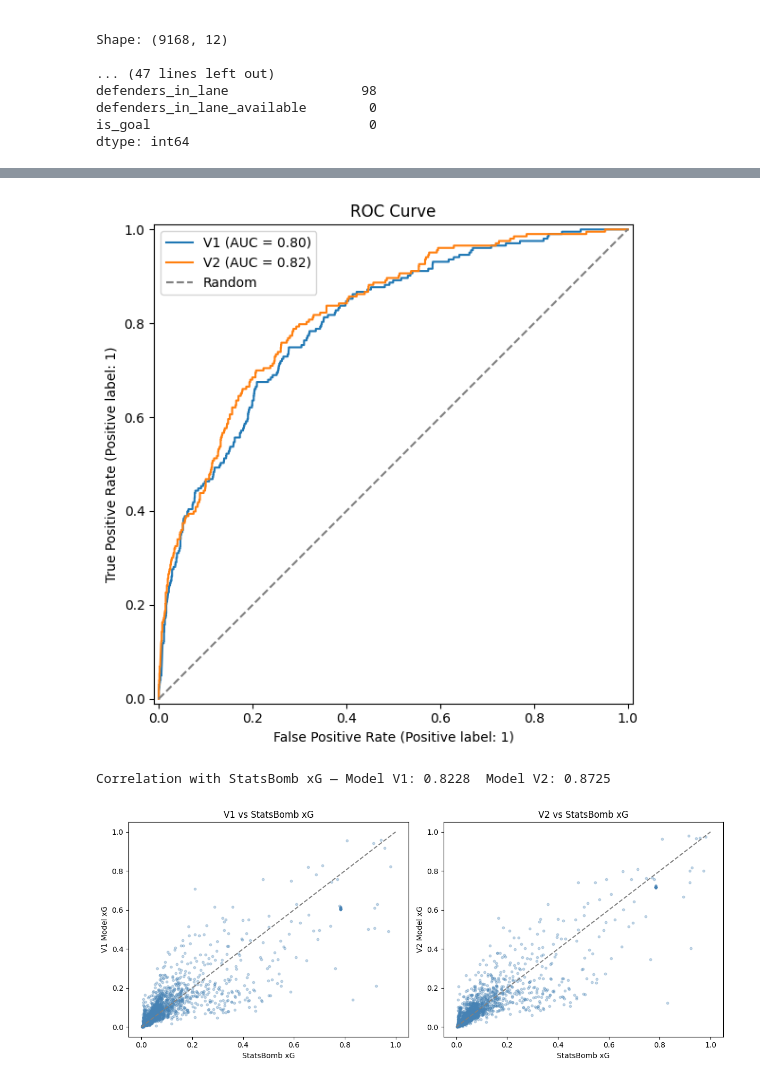
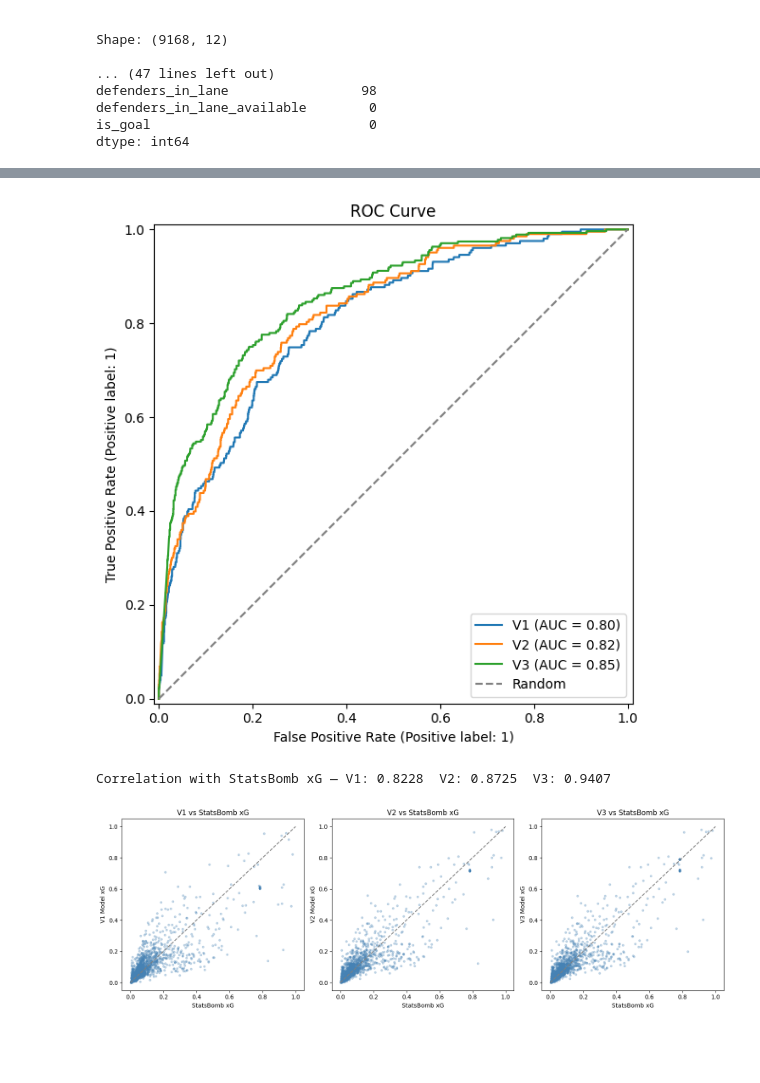
Before and after one commit to inatgomez/xg-model, a Jupyter notebook: model_training.ipynb, the cells around one changed output, grey strips where cells are left out. Drawn from its saved outputs; the diff is of its cells as text; code cells hidden in the pictures; blank space fills up the shorter version.

Commit message:
train a third model and give penalty kicks a fixed xG number

```diff
--- a/model_training.ipynb
+++ b/model_training.ipynb
@@ -20,6 +20,8 @@ FEATURES_V2 = [
 ]
 TARGET = "is_goal"
 
+PENALTY_PRIOR = 0.79
+
 print(df_v1[FEATURES_V1 + [TARGET]].describe())
 print(f"\nShape: {df_v1.shape}")
 print(f"\nNull counts:\n{df_v1[FEATURES_V1 + [TARGET]].isnull().sum()}")
@@ -78,6 +87,26 @@ model_v2 = Pipeline([
 ])
 model_v2.fit(X2_train, Y_train)
 Y_prob_v2 = model_v2.predict_proba(X2_test)[:, 1]
+# %%
+FEATURES_V3 = [f for f in FEATURES_V2 if f != "is_penalty"]
+
+model_v3 = Pipeline([
+    ("imputer", SimpleImputer(strategy="median")),
+    ("classifier", LogisticRegression(max_iter=1000, random_state=42))
+])
+model_v3.fit(X2_train[FEATURES_V3], Y_train)
+
+def predict_with_penalty_prior(model, X_non_pen, X_pen, features):
+    prob_non_pen = model.predict_proba(X_non_pen[features])[:, 1]
+    prob_pen = np.full(len(X_pen), PENALTY_PRIOR)
+    idx = list(X_non_pen.index) + list(X_pen.index)
+    probs = np.concatenate([prob_non_pen, prob_pen])
+    return pd.Series(probs, index=idx)
+
+Y_prob_v3_full = predict_with_penalty_prior(
+    model_v3, X2_test[FEATURES_V3], X2_pen[FEATURES_V3], FEATURES_V3
+)
+Y_test_full = pd.concat([Y_test, Y_pen])
 # %%
 brier_v1 = brier_score_loss(Y_test, Y_prob_v1)
 brier_v2 = brier_score_loss(Y_test, Y_prob_v2)
@@ -121,6 +157,7 @@ Feature                              V1
 fig, ax = plt.subplots(figsize=(6, 6))
 RocCurveDisplay.from_predictions(Y_test, Y_prob_v1, ax=ax, name="V1")
 RocCurveDisplay.from_predictions(Y_test, Y_prob_v2, ax=ax, name="V2")
+RocCurveDisplay.from_predictions(Y_test_full, Y_prob_v3_full, ax=ax, name="V3")
 ax.plot([0, 1], [0, 1], linestyle="--", color="gray", label="Random")
 ax.set_title("ROC Curve")
 ax.legend()
@@ -128,24 +165,32 @@ plt.tight_layout()
 plt.savefig("outputs/roc_curve.png", dpi=150)
 plt.show()
 # %% [output]
-[figure, old version]
+[figure, new version]
 # %%
-sb_xg = df_v1.loc[X1_test.index, "shot_statsbomb_xg"]
-corr_v1 = np.corrcoef(sb_xg, Y_prob_v1)[0, 1]
-corr_v2 = np.corrcoef(sb_xg, Y_prob_v2)[0, 1]
-print(f"Correlation with StatsBomb xG — Model V1: {corr_v1:.4f}  Model V2: {corr_v2:.4f}")
+sb_xg_test = df_v1.loc[X1_test.index, "shot_statsbomb_xg"]
+sb_xg_full = df_v1.loc[Y_test_full.index, "shot_statsbomb_xg"]
 
-fig, axes = plt.subplots(1, 2, figsize=(12, 5))
-for ax, y_prob, label in zip(axes, [Y_prob_v1, Y_prob_v2], ["V1", "V2"]):
+corr_v1 = np.corrcoef(sb_xg_test, Y_prob_v1)[0, 1]
+corr_v2 = np.corrcoef(sb_xg_test, Y_prob_v2)[0, 1]
+corr_v3 = np.corrcoef(sb_xg_full, Y_prob_v3_full)[0, 1]
+print(f"Correlation with StatsBomb xG — V1: {corr_v1:.4f}  V2: {corr_v2:.4f}  V3: {corr_v3:.4f}")
+
+fig, axes = plt.subplots(1, 3, figsize=(15, 5))
+for ax, y_prob, sb_xg, label in zip(
+    axes,
+    [Y_prob_v1, Y_prob_v2, Y_prob_v3_full],
+    [sb_xg_test, sb_xg_test, sb_xg_full],
+    ["V1", "V2", "V3"]
+):
     ax.scatter(sb_xg, y_prob, alpha=0.3, s=10, color="steelblue")
     ax.plot([0, 1], [0, 1], linestyle="--", color="gray")
     ax.set_xlabel("StatsBomb xG")
     ax.set_ylabel(f"{label} Model xG")
     ax.set_title(f"{label} vs StatsBomb xG")
 plt.tight_layout()
 plt.savefig("outputs/xg_comparison_scatter.png", dpi=150)
 plt.show()
 # %% [output]
-Correlation with StatsBomb xG — Model V1: 0.8228  Model V2: 0.8725
+Correlation with StatsBomb xG — V1: 0.8228  V2: 0.8725  V3: 0.9407
-[figure, old version]
+[figure, new version]
 # %%
```
Also changed, not shown: parts of 4 cells of this notebook, 3 other files.
